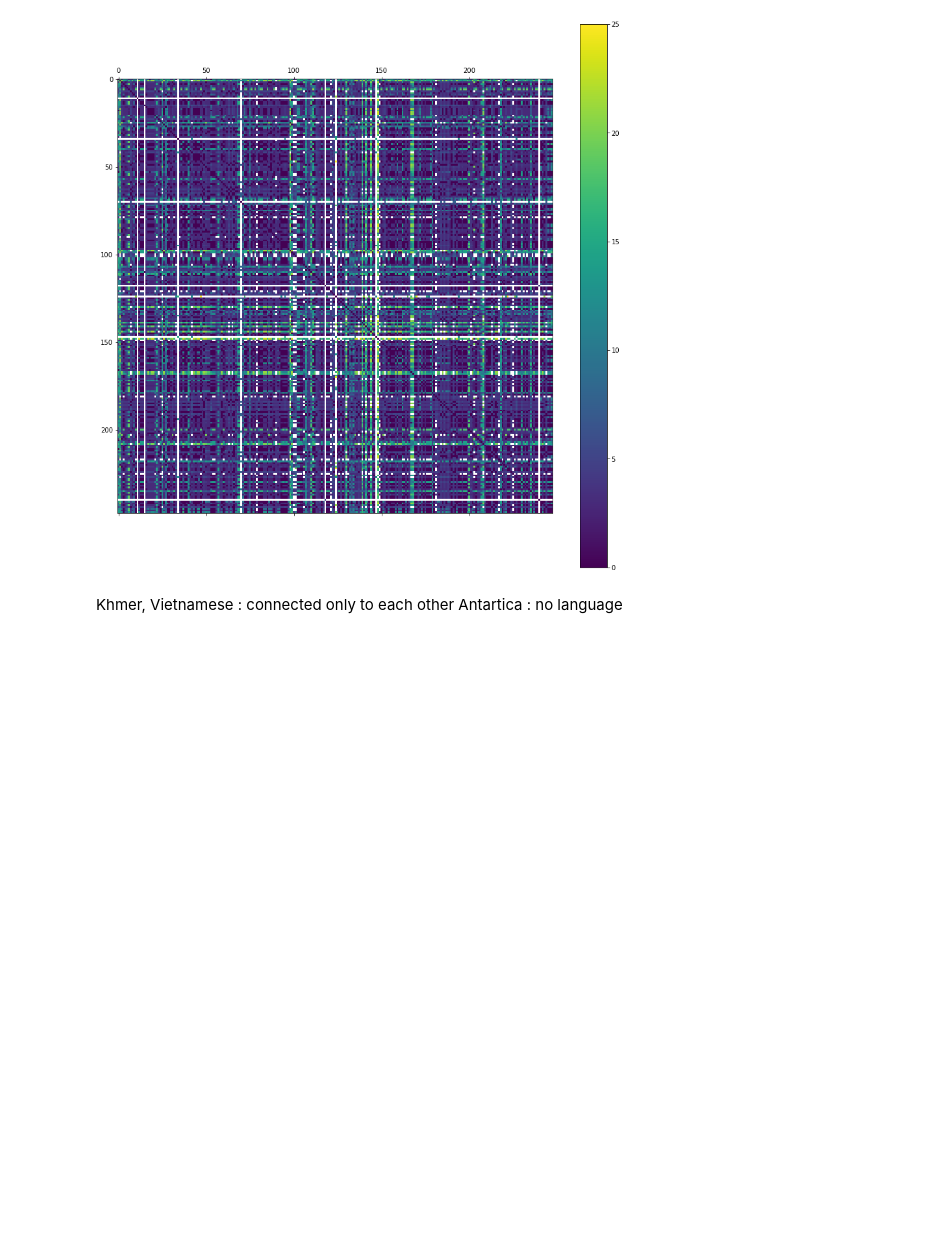
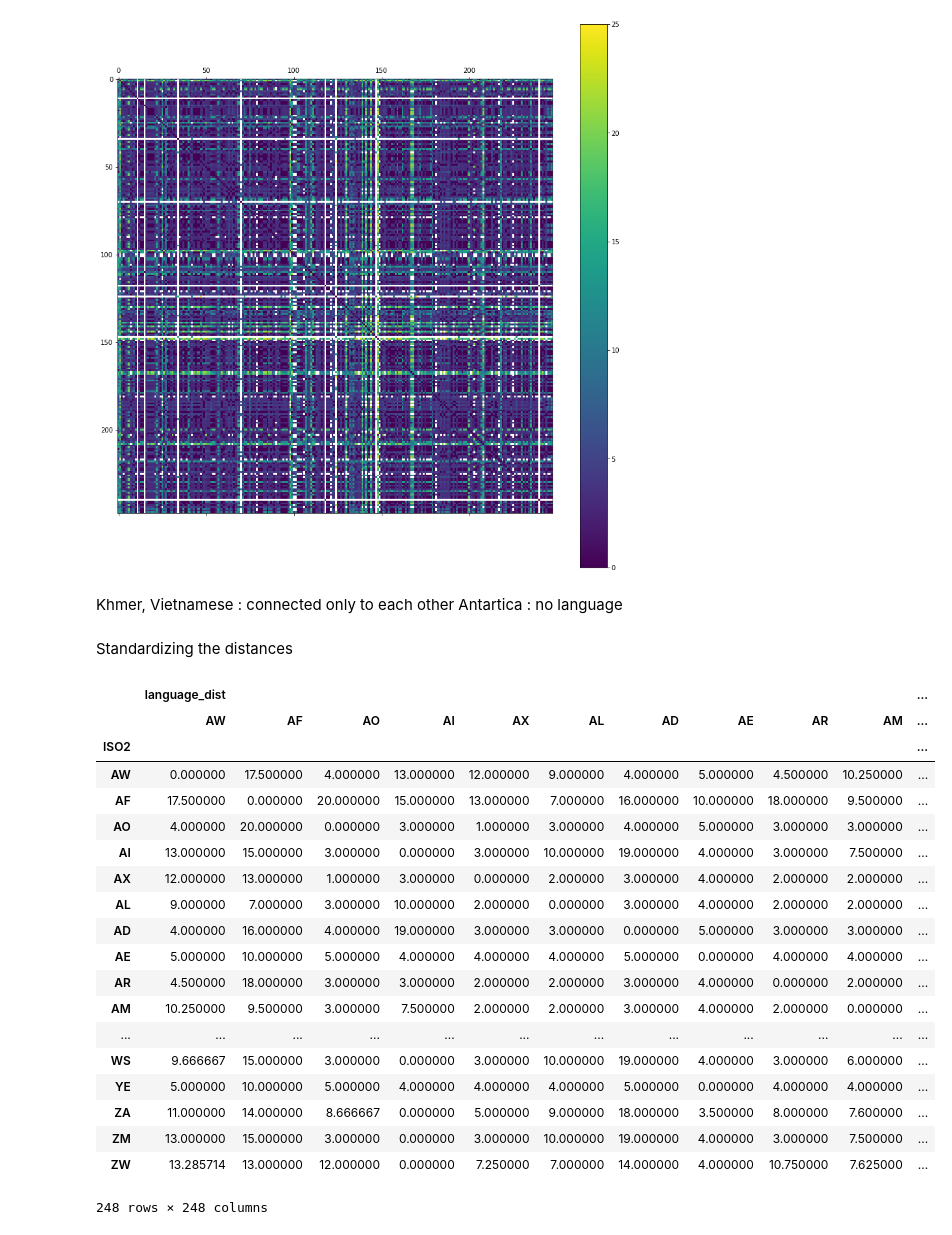
Before and after one commit to LailaHms/ADA2017_Homeworks, a Jupyter notebook: Project/LinkingLanguages/Linking Languages.ipynb, the cells around one changed output. Cells and saved outputs as stored; diff of their text form; code cells hidden in the pictures; blank space fills up the shorter version.

```diff
--- a/Project/LinkingLanguages/Linking Languages.ipynb
+++ b/Project/LinkingLanguages/Linking Languages.ipynb
@@ -316,3 +318,39 @@ plt.colorbar()
 # %% [markdown]
 Khmer, Vietnamese : connected only to each other
 Antartica : no language
+# %%
+stand_country_dist_languages = pd.read_pickle('./country_dist_languages.pkl')
+# %% [markdown]
+Standardizing the distances
+# %%
+stand_country_dist_languages
+
+# TODO
+
+# Adding the multiindex column :
+stand_country_dist_languages.columns=pd.MultiIndex.from_tuples([('language_dist',stand_country_dist_languages.columns[i]) for i in range(len(stand_country_dist_languages))])
+stand_country_dist_languages.index.name = 'ISO2'
+stand_country_dist_languages.to_pickle("stand_country_dist_languages.pkl")
+# %%
+stand_country_dist_languages
+# %% [output]
+|  | language_dist |  |  |  |  |  |  |  |  |  | ... |
+|  | AW | AF | AO | AI | AX | AL | AD | AE | AR | AM | ... |
+| ISO2 |  |  |  |  |  |  |  |  |  |  | ... |
+| AW | 0.000000 | 17.500000 | 4.000000 | 13.000000 | 12.000000 | 9.000000 | 4.000000 | 5.000000 | 4.500000 | 10.250000 | ... |
+| AF | 17.500000 | 0.000000 | 20.000000 | 15.000000 | 13.000000 | 7.000000 | 16.000000 | 10.000000 | 18.000000 | 9.500000 | ... |
+| AO | 4.000000 | 20.000000 | 0.000000 | 3.000000 | 1.000000 | 3.000000 | 4.000000 | 5.000000 | 3.000000 | 3.000000 | ... |
+| AI | 13.000000 | 15.000000 | 3.000000 | 0.000000 | 3.000000 | 10.000000 | 19.000000 | 4.000000 | 3.000000 | 7.500000 | ... |
+| AX | 12.000000 | 13.000000 | 1.000000 | 3.000000 | 0.000000 | 2.000000 | 3.000000 | 4.000000 | 2.000000 | 2.000000 | ... |
+| AL | 9.000000 | 7.000000 | 3.000000 | 10.000000 | 2.000000 | 0.000000 | 3.000000 | 4.000000 | 2.000000 | 2.000000 | ... |
+| AD | 4.000000 | 16.000000 | 4.000000 | 19.000000 | 3.000000 | 3.000000 | 0.000000 | 5.000000 | 3.000000 | 3.000000 | ... |
+| AE | 5.000000 | 10.000000 | 5.000000 | 4.000000 | 4.000000 | 4.000000 | 5.000000 | 0.000000 | 4.000000 | 4.000000 | ... |
+| AR | 4.500000 | 18.000000 | 3.000000 | 3.000000 | 2.000000 | 2.000000 | 3.000000 | 4.000000 | 0.000000 | 2.000000 | ... |
+| AM | 10.250000 | 9.500000 | 3.000000 | 7.500000 | 2.000000 | 2.000000 | 3.000000 | 4.000000 | 2.000000 | 0.000000 | ... |
+| ... | ... | ... | ... | ... | ... | ... | ... | ... | ... | ... | ... |
+| WS | 9.666667 | 15.000000 | 3.000000 | 0.000000 | 3.000000 | 10.000000 | 19.000000 | 4.000000 | 3.000000 | 6.000000 | ... |
+| YE | 5.000000 | 10.000000 | 5.000000 | 4.000000 | 4.000000 | 4.000000 | 5.000000 | 0.000000 | 4.000000 | 4.000000 | ... |
+| ZA | 11.000000 | 14.000000 | 8.666667 | 0.000000 | 5.000000 | 9.000000 | 18.000000 | 3.500000 | 8.000000 | 7.600000 | ... |
+| ZM | 13.000000 | 15.000000 | 3.000000 | 0.000000 | 3.000000 | 10.000000 | 19.000000 | 4.000000 | 3.000000 | 7.500000 | ... |
+| ZW | 13.285714 | 13.000000 | 12.000000 | 0.000000 | 7.250000 | 7.000000 | 14.000000 | 4.000000 | 10.750000 | 7.625000 | ... |
+248 rows × 248 columns
```
Also changed, not shown: parts of 1 cell of this notebook, 3 other files.
